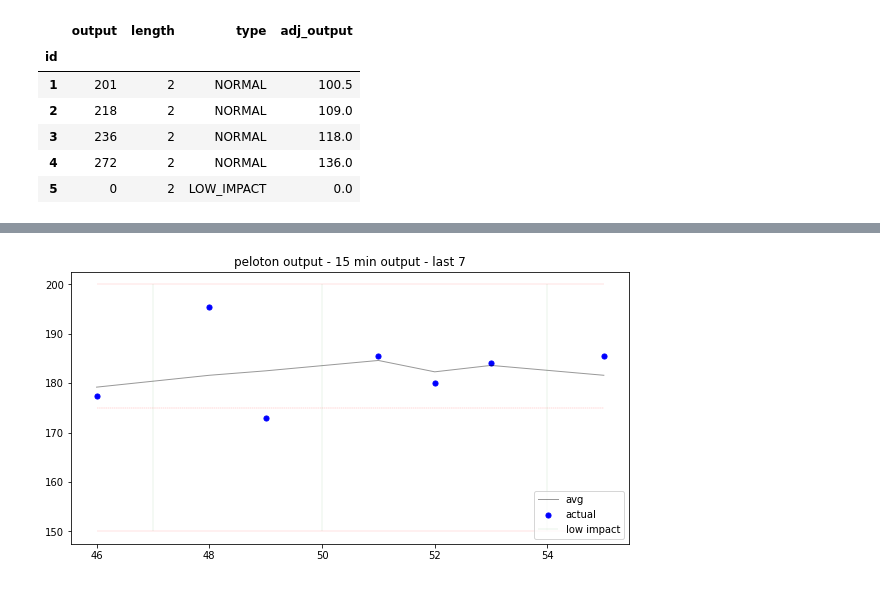
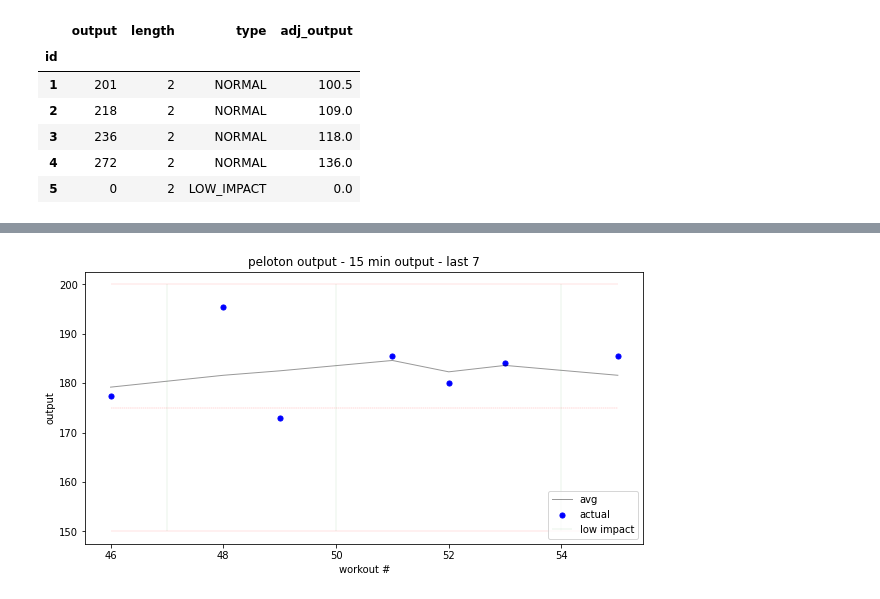
Before and after one commit to dpasse/monte, a Jupyter notebook: workspace/workouts/peloton.ipynb, the cells around one changed output, grey strips where cells are left out. Saved outputs shown, nothing was run; the diff lists cells and outputs as text; code cells hidden in the pictures.

```diff
--- a/workspace/workouts/peloton.ipynb
+++ b/workspace/workouts/peloton.ipynb
@@ -85,28 +104,30 @@ plt.show()
 # %%
 last_7_x = x[-7:]
 last_7_y = y[-7:]
 last_7_avgs = avgs[-7:]
 
 plt.figure(figsize=(10, 5))
 plt.title('peloton output - 15 min output - last 7')
+plt.xlabel('workout #')
+plt.ylabel('output')
 
 plt.plot(last_7_avgs, label='avg', c='black', alpha=0.4, lw=1)
 plt.scatter(last_7_x, last_7_y, label='actual', c='blue', s=26)
 
 vmin = 150
 vmax = 200
 
 last_7_li = low_impact[low_impact > last_7_x[0]]
 plt.vlines(last_7_li, vmin, vmax, colors='green', alpha=0.3, label='low impact', lw=.3)
 
 min_ = last_7_x[0]
 max_ = last_7_x[-1]
 plt.hlines([200], min_, max_, colors='red', alpha=0.4, lw=.3)
 plt.hlines([150], min_, max_, colors='red', alpha=0.4, lw=.3)
 
 plt.hlines([175], min_, max_, colors='red', alpha=0.4, lw=.4, linestyle='--') ## goal, 350
 
 plt.legend(loc='lower right')
 plt.show()
 # %% [output]
-[figure, old version]
+[figure, new version]
```
Also changed, not shown: parts of 7 cells of this notebook, 7 other files.
